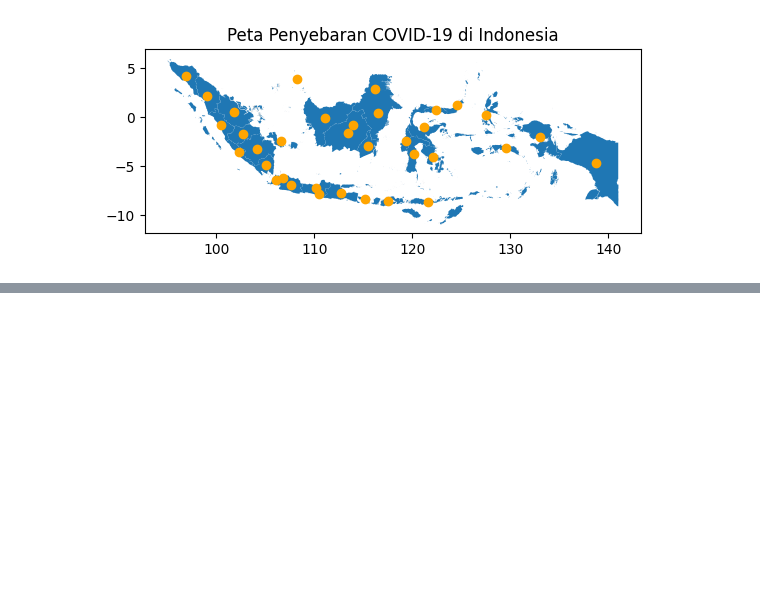
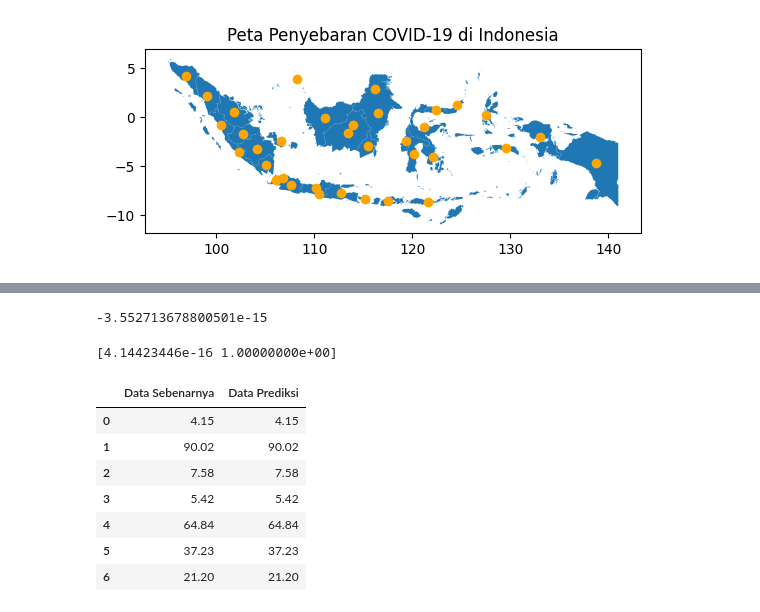
Before and after one commit to arianza1210/Data_Scientist, a Jupyter notebook: UseCase_Covid_Indonesia.ipynb, the cells around one changed output, grey strips where cells are left out. Cells and saved outputs as stored; diff of their text form; code cells hidden in the pictures; blank space fills up the shorter version.

```diff
--- a/UseCase_Covid_Indonesia.ipynb
+++ b/UseCase_Covid_Indonesia.ipynb
@@ -220,0 +256,22 @@ plt.show()
+# %%
+print(regg.intercept_)
+# %% [output]
+-3.552713678800501e-15
+# %%
+print(regg.coef_)
+# %% [output]
+[4.14423446e-16 1.00000000e+00]
+# %%
+y_pred=regg.predict(x_test)
+# %%
+data_f=pd.DataFrame({'Data Sebenarnya': y_test,'Data Prediksi': y_pred})
+data_f
+# %% [output]
+|  | Data Sebenarnya | Data Prediksi |
+| 0 | 4.15 | 4.15 |
+| 1 | 90.02 | 90.02 |
+| 2 | 7.58 | 7.58 |
+| 3 | 5.42 | 5.42 |
+| 4 | 64.84 | 64.84 |
+| 5 | 37.23 | 37.23 |
+| 6 | 21.20 | 21.20 |
```
Also changed, not shown: parts of 9 cells of this notebook.
